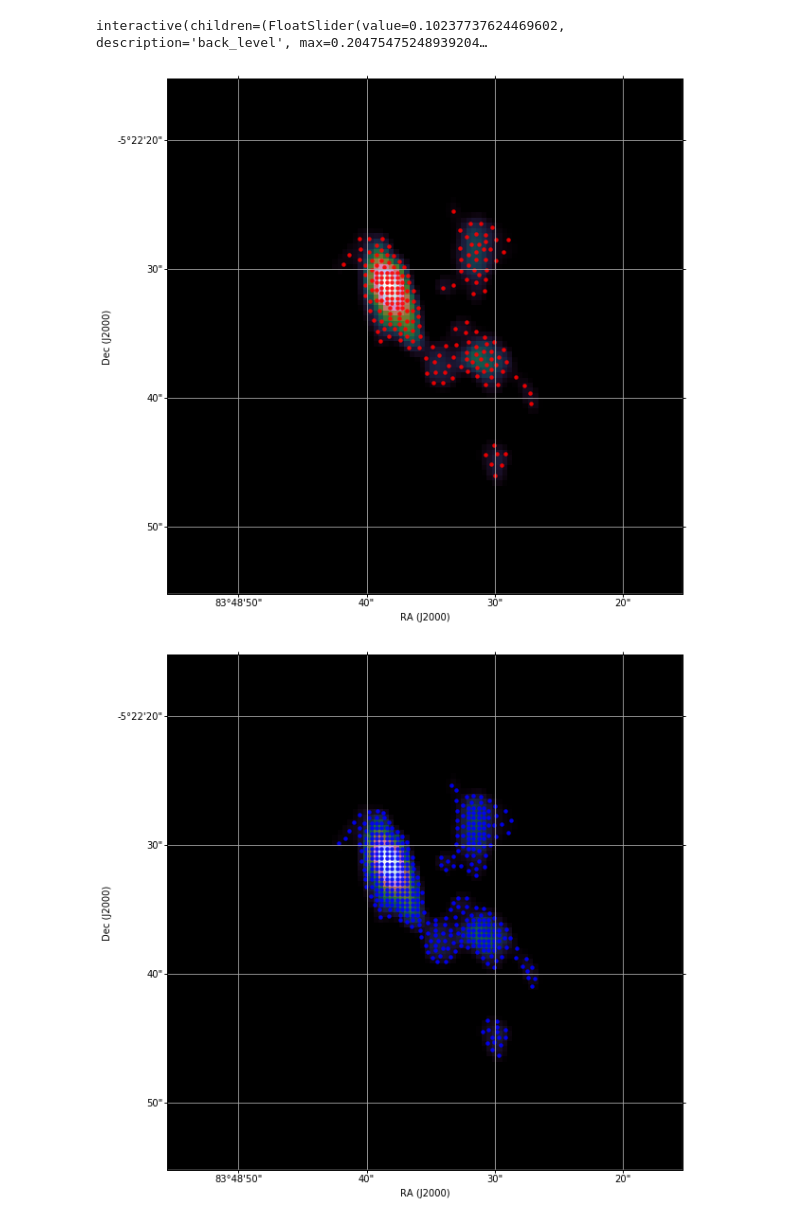
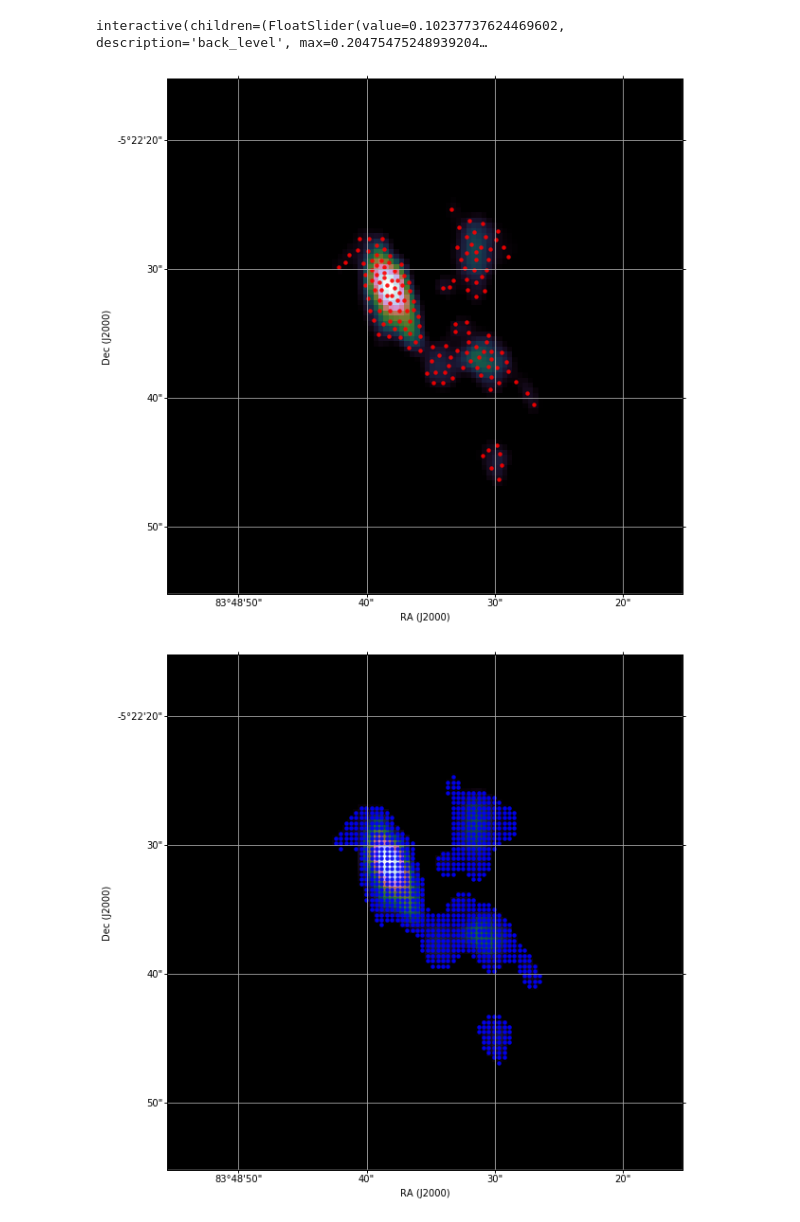
Before and after one commit to mavillan/HDMClouds, a Jupyter notebook: notebooks/case1-OrionKL with improved IG - m2.ipynb, the cells around one changed output. Cells and saved outputs as stored; diff of their text form; code cells hidden in the pictures.

Commit message:
Last updates to HDMClouds lib and notebooks

```diff
--- a/notebooks/case1-OrionKL with improved IG - m2.ipynb
+++ b/notebooks/case1-OrionKL with improved IG - m2.ipynb
@@ -53,9 +53,9 @@ preprocessing(data, wcs)
 # %% [output]
 interactive(children=(FloatSlider(value=0.10237737624469602, description='back_level', max=0.20475475248939204…
 # %%
-hdmc = HDMClouds(data, back_level=0.089, wcs=wcs, verbose=True, n_center=200)
+hdmc = HDMClouds(data, back_level=0.089, wcs=wcs, verbose=True, n_center=150)
 # %% [output]
-[figure, old version]
+[figure, new version]
-[figure, old version]
+[figure, new version]
 # %%
 hdmc_c = copy.deepcopy(hdmc)
```
Also changed, not shown: parts of 33 cells of this notebook, 4 other files.
